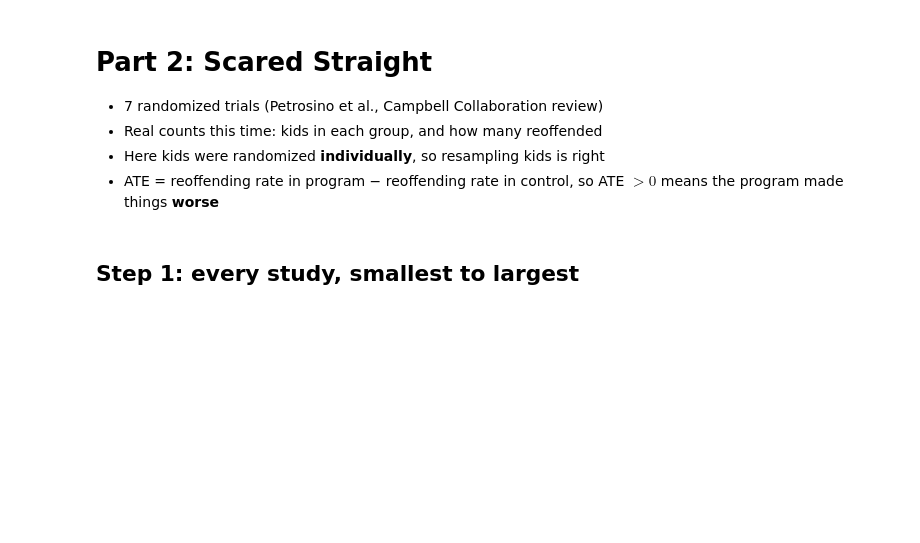
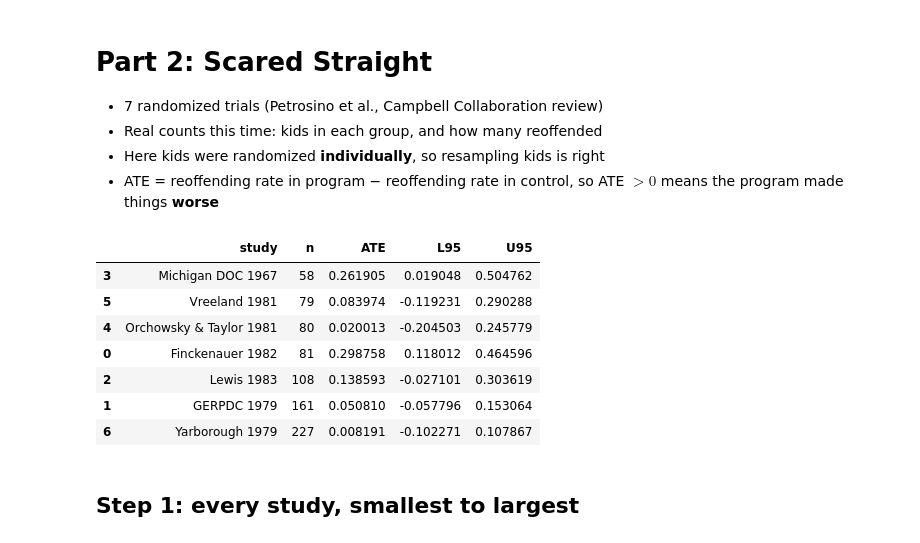
Before and after one commit to lchop14/UU_F26_templates, a Jupyter notebook: Week06/Thursday_lab/Thursday_AB_testing_bridge.ipynb, the cells around one changed output. Saved outputs shown, nothing was run; the diff lists cells and outputs as text; code cells hidden in the pictures; blank space fills up the shorter version.

```diff
--- a/Week06/Thursday_lab/Thursday_AB_testing_bridge.ipynb
+++ b/Week06/Thursday_lab/Thursday_AB_testing_bridge.ipynb
@@ -147,17 +177,26 @@ plt.show()
 - Here kids were randomized **individually**, so resampling kids is right
 - ATE = reoffending rate in program − reoffending rate in control, so ATE $> 0$ means the program made things **worse**
 # %%
-ss = pd.read_csv('./data/ss_all_studies.csv')
+ss = pd.read_csv('../data/ss_all_studies.csv')
 
 ss_boots = {}
 ss_results = []
 for study, g in ss.groupby('study'):
     ss_boots[study] = bootstrap(g, treat='program', y='reoffend')
     L, U = np.quantile(ss_boots[study], [.025, .975])
     ss_results.append({'study': study, 'n': len(g), 'ATE': ate(g, 'program', 'reoffend'), 'L95': L, 'U95': U})
 
 ss_results = pd.DataFrame(ss_results).sort_values('n')
 ss_results
+# %% [output]
+|  | study | n | ATE | L95 | U95 |
+| 3 | Michigan DOC 1967 | 58 | 0.261905 | 0.019048 | 0.504762 |
+| 5 | Vreeland 1981 | 79 | 0.083974 | -0.119231 | 0.290288 |
+| 4 | Orchowsky & Taylor 1981 | 80 | 0.020013 | -0.204503 | 0.245779 |
+| 0 | Finckenauer 1982 | 81 | 0.298758 | 0.118012 | 0.464596 |
+| 2 | Lewis 1983 | 108 | 0.138593 | -0.027101 | 0.303619 |
+| 1 | GERPDC 1979 | 161 | 0.050810 | -0.057796 | 0.153064 |
+| 6 | Yarborough 1979 | 227 | 0.008191 | -0.102271 | 0.107867 |
 # %% [markdown]
 ## Step 1: every study, smallest to largest
 # %%
```
Also changed, not shown: parts of 9 cells of this notebook.
